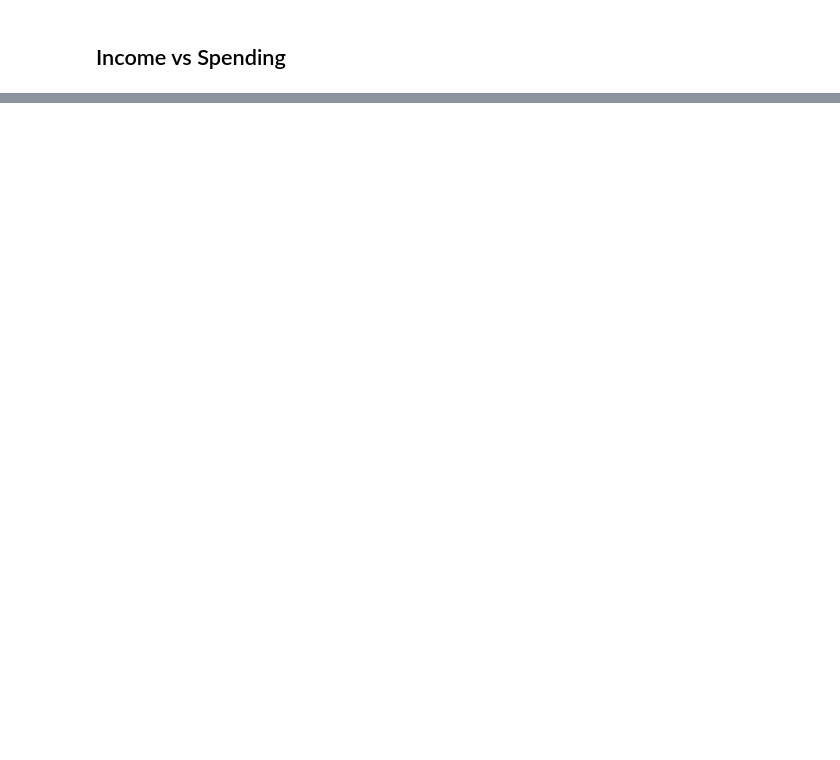
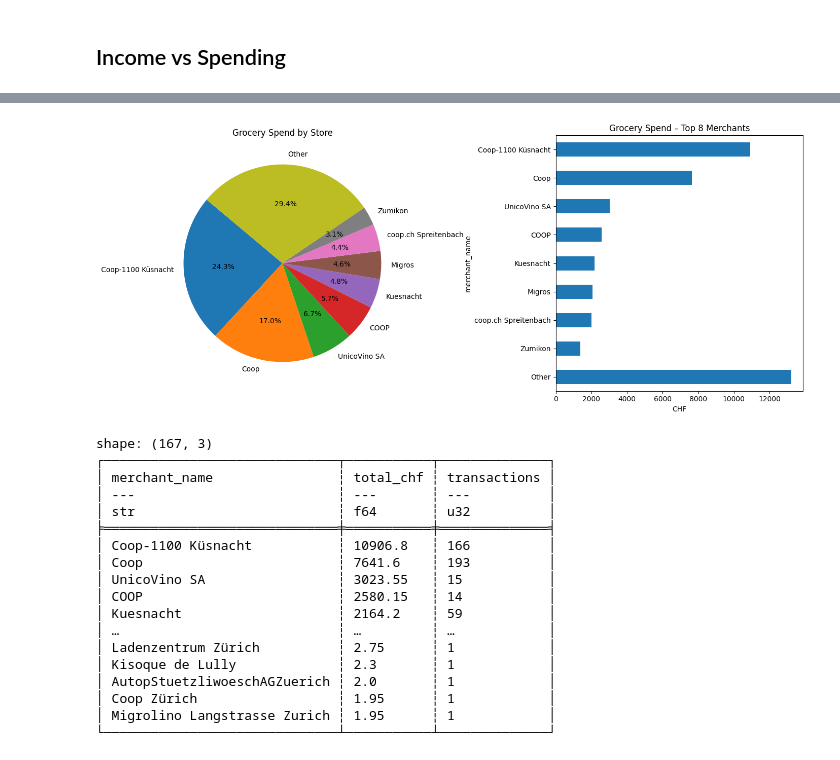
Before and after one commit to mazhewitt/budget-analyser, a Jupyter notebook: analysis.ipynb, the cells around one changed output, grey strips where cells are left out. Cells and saved outputs as stored; diff of their text form; code cells hidden in the pictures; blank space fills up the shorter version.

```diff
--- a/analysis.ipynb
+++ b/analysis.ipynb
@@ -157,0 +487,71 @@ print(summary)
+# %%
+grocery_spending = (
+    spending
+    .filter(pl.col("category") == "Groceries")
+    .with_columns(
+        pl.when(pl.col("merchant_name").str.to_lowercase().str.contains("migros"))
+        .then(pl.lit("Migros"))
+        .otherwise(pl.col("merchant_name"))
+        .alias("merchant_name")
+    )
+)
+
+grocery_merchants = (
+    grocery_spending
+    .group_by("merchant_name")
+    .agg([
+        pl.col("amount").sum().alias("total_chf"),
+        pl.col("amount").count().alias("transactions"),
+    ])
+    .sort("total_chf", descending=True)
+)
+
+# Pie chart of top merchants (group small ones as "Other")
+top_n = 8
+top_merchants = grocery_merchants.head(top_n)
+other_total = grocery_merchants.slice(top_n)["total_chf"].sum()
+
+labels = top_merchants["merchant_name"].to_list() + ["Other"]
+values = top_merchants["total_chf"].to_list() + [other_total]
+
+fig, axes = plt.subplots(1, 2, figsize=(14, 6))
+
+# Pie chart
+axes[0].pie(values, labels=labels, autopct="%1.1f%%", startangle=140)
+axes[0].set_title("Grocery Spend by Store")
+
+# Horizontal bar of top merchants + Other
+import pandas as pd
+bar_data = top_merchants.select(["merchant_name", "total_chf"]).to_pandas()
+if other_total > 0:
+    bar_data = pd.concat([bar_data, pd.DataFrame({"merchant_name": ["Other"], "total_chf": [other_total]})], ignore_index=True)
+bar_data = bar_data.set_index("merchant_name")
+bar_data["total_chf"].plot.barh(ax=axes[1])
+axes[1].set_xlabel("CHF")
+axes[1].set_title(f"Grocery Spend – Top {top_n} Merchants")
+axes[1].invert_yaxis()
+
+plt.tight_layout()
+plt.show()
+
+print(grocery_merchants)
+# %% [output]
+[figure, added]
+shape: (167, 3)
+┌──────────────────────────────┬───────────┬──────────────┐
+│ merchant_name                ┆ total_chf ┆ transactions │
+│ ---                          ┆ ---       ┆ ---          │
+│ str                          ┆ f64       ┆ u32          │
+╞══════════════════════════════╪═══════════╪══════════════╡
+│ Coop-1100 Küsnacht           ┆ 10906.8   ┆ 166          │
+│ Coop                         ┆ 7641.6    ┆ 193          │
+│ UnicoVino SA                 ┆ 3023.55   ┆ 15           │
+│ COOP                         ┆ 2580.15   ┆ 14           │
+│ Kuesnacht                    ┆ 2164.2    ┆ 59           │
+│ …                            ┆ …         ┆ …            │
+│ Ladenzentrum Zürich          ┆ 2.75      ┆ 1            │
+│ Kisoque de Lully             ┆ 2.3       ┆ 1            │
+│ AutopStuetzliwoeschAGZuerich ┆ 2.0       ┆ 1            │
+│ Coop Zürich                  ┆ 1.95      ┆ 1            │
+│ Migrolino Langstrasse Zurich ┆ 1.95      ┆ 1            │
+└──────────────────────────────┴───────────┴──────────────┘
```
Also changed, not shown: parts of 17 cells of this notebook, 32 other files.
